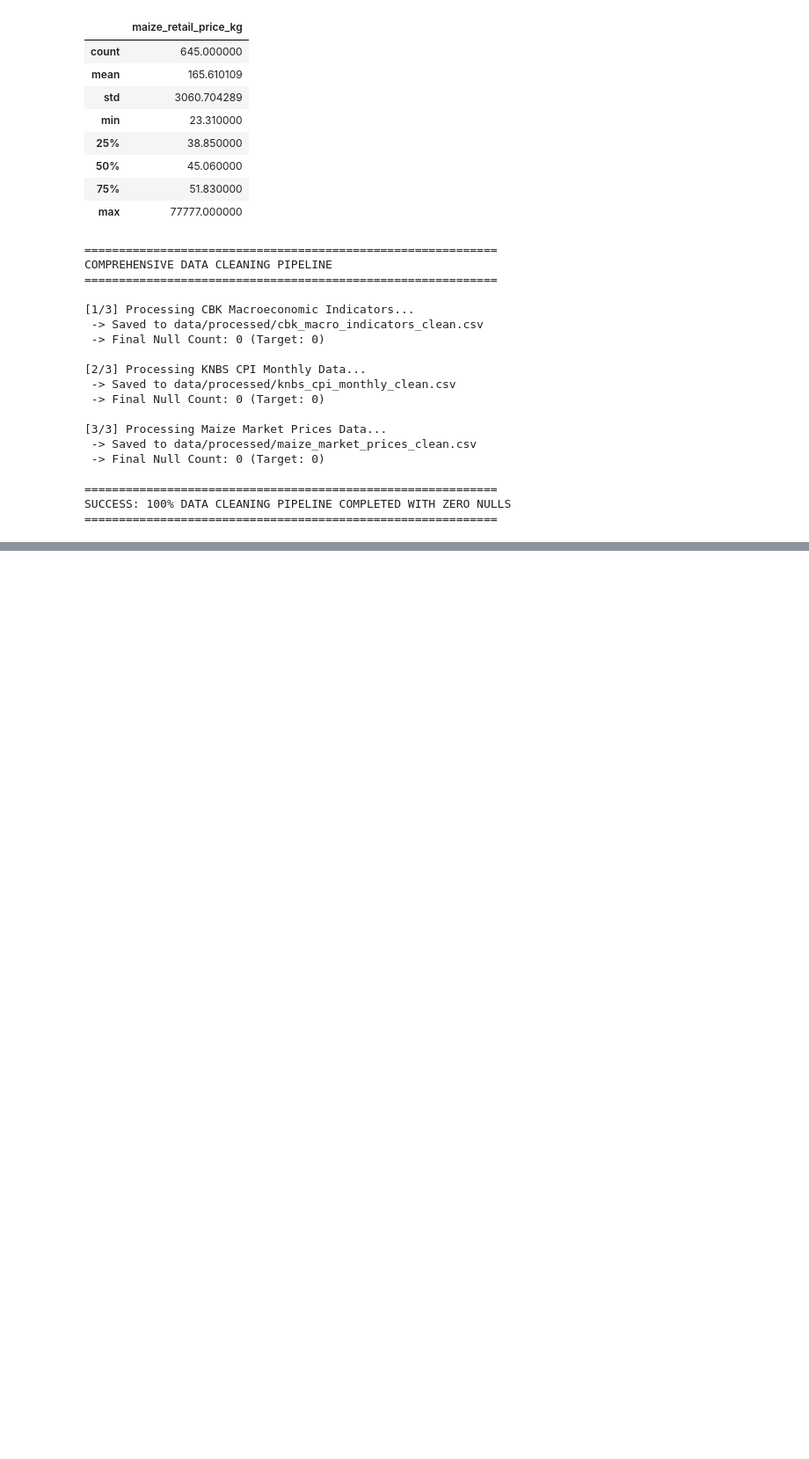
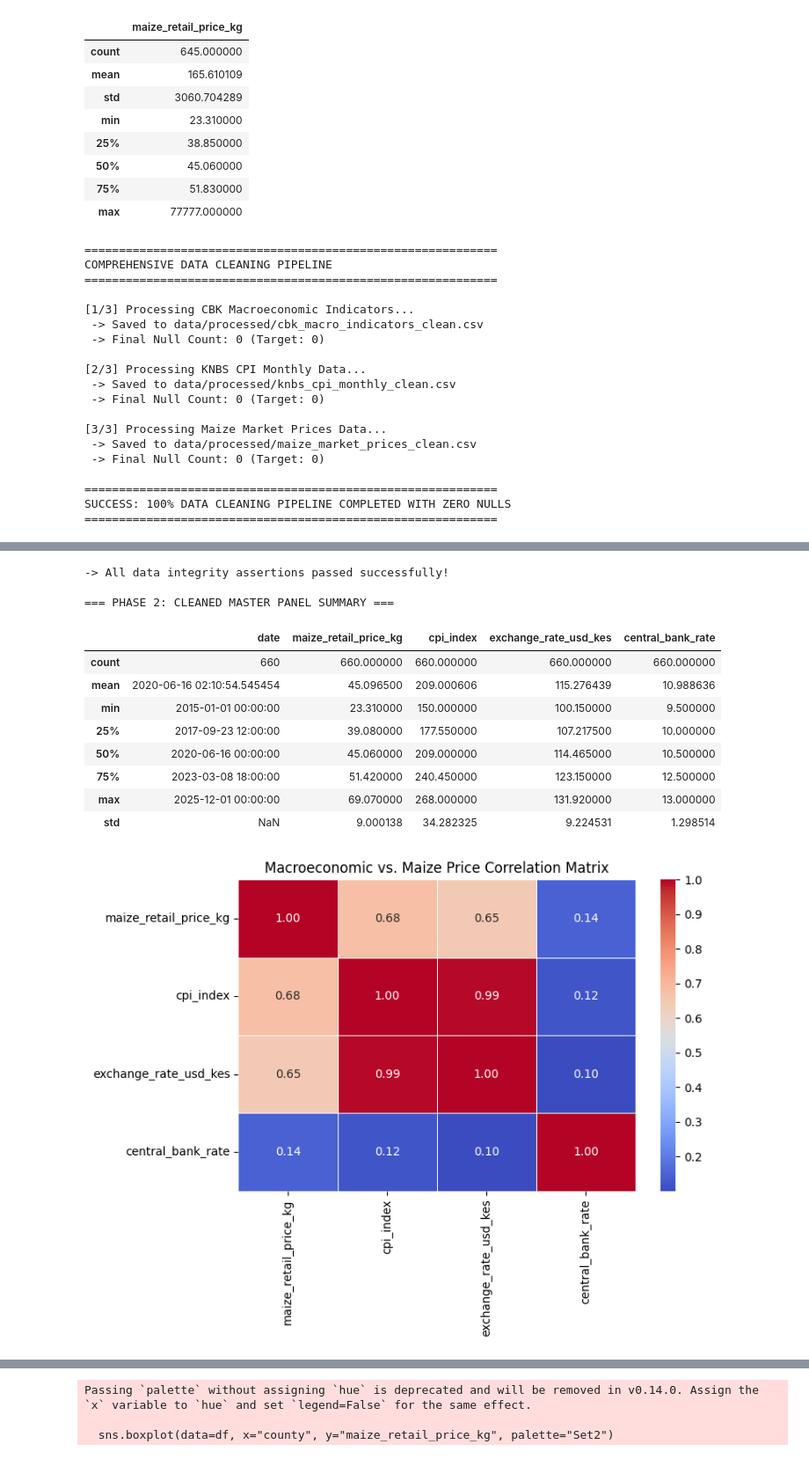
Before and after one commit to steph45acke-hue/KENYA_ECONOMIC_INTELLIGENCE_AND_FORECASTING_ENGINE, a Jupyter notebook: 02_data_cleaning.ipynb, the cells around one changed output, grey strips where cells are left out. Shown at 88% size. Drawn from its saved outputs; the diff is of its cells as text; code cells hidden in the pictures; blank space fills up the shorter version.

Commit message:
Update cleaning script and add output visualization plots 1, 2, and 3

```diff
--- a/02_data_cleaning.ipynb
+++ b/02_data_cleaning.ipynb
@@ -217,0 +242,67 @@ SUCCESS: 100% DATA CLEANING PIPELINE COMPLETED WITH ZERO NULLS
+# %%
+import pandas as pd
+import matplotlib.pyplot as plt
+import seaborn as sns
+
+# Load cleaned master dataset
+df = pd.read_csv("data/processed/kenya_macro_maize_master_cleaned.csv")
+df["date"] = pd.to_datetime(df["date"])
+
+# 0. Pipeline Data Integrity Assertions (Validating before visualization)
+def validate_master_dataset(data):
+    assert not data.empty, "Pipeline error: The dataset is empty!"
+    assert data["date"].notnull().all(), "Validation failed: Null values found in 'date' column."
+    assert data["cpi_index"].dtype in ['float64', 'int64'], "Validation failed: 'cpi_index' must be numeric."
+    assert (data["maize_retail_price_kg"] >= 0).all(), "Validation failed: Negative maize prices detected!"
+    print("-> All data integrity assertions passed successfully!")
+
+validate_master_dataset(df)
+
+# 1. Summary statistics of our cleaned panel data
+print("\n=== PHASE 2: CLEANED MASTER PANEL SUMMARY ===")
+display(df.describe())
+
+# 2. Correlation Matrix to check macroeconomic drivers
+plt.figure(figsize=(8, 6))
+numeric_cols = ["maize_retail_price_kg", "cpi_index", "exchange_rate_usd_kes", "central_bank_rate"]
+corr = df[numeric_cols].corr()
+sns.heatmap(corr, annot=True, cmap="coolwarm", fmt=".2f", linewidths=0.5)
+plt.title("Macroeconomic vs. Maize Price Correlation Matrix")
+plt.tight_layout()
+plt.show()
+
+# 3. Regional Price Trend Check (Mean maize price over time by county)
+plt.figure(figsize=(12, 6))
+sns.lineplot(data=df, x="date", y="maize_retail_price_kg", hue="county", linewidth=2)
+plt.title("Monthly Retail Maize Prices Across Kenyan Counties (2015–2025)")
+plt.xlabel("Date")
+plt.ylabel("Retail Price (KES / kg)")
+plt.legend(title="County")
+plt.grid(True, linestyle="--", alpha=0.6)
+plt.tight_layout()
+plt.show()
+
+# 4. Outlier Inspection (Boxplots by County to check spread and extreme values)
+plt.figure(figsize=(14, 6))
+sns.boxplot(data=df, x="county", y="maize_retail_price_kg", palette="Set2")
+plt.title("Outlier & Price Distribution Inspection Across Counties")
+plt.xlabel("County")
+plt.ylabel("Retail Price (KES / kg)")
+plt.xticks(rotation=45)
+plt.grid(True, linestyle="--", alpha=0.5)
+plt.tight_layout()
+plt.show()
+# %% [output]
+-> All data integrity assertions passed successfully!
+
+=== PHASE 2: CLEANED MASTER PANEL SUMMARY ===
+|  | date | maize_retail_price_kg | cpi_index | exchange_rate_usd_kes | central_bank_rate |
+| count | 660 | 660.000000 | 660.000000 | 660.000000 | 660.000000 |
+| mean | 2020-06-16 02:10:54.545454 | 45.096500 | 209.000606 | 115.276439 | 10.988636 |
+| min | 2015-01-01 00:00:00 | 23.310000 | 150.000000 | 100.150000 | 9.500000 |
+| 25% | 2017-09-23 12:00:00 | 39.080000 | 177.550000 | 107.217500 | 10.000000 |
+| 50% | 2020-06-16 00:00:00 | 45.060000 | 209.000000 | 114.465000 | 10.500000 |
+| 75% | 2023-03-08 18:00:00 | 51.420000 | 240.450000 | 123.150000 | 12.500000 |
+| max | 2025-12-01 00:00:00 | 69.070000 | 268.000000 | 131.920000 | 13.000000 |
+| std | NaN | 9.000138 | 34.282325 | 9.224531 | 1.298514 |
+[figure, added]
@@ -217,0 +310,3 @@ SUCCESS: 100% DATA CLEANING PIPELINE COMPLETED WITH ZERO NULLS
+Passing `palette` without assigning `hue` is deprecated and will be removed in v0.14.0. Assign the `x` variable to `hue` and set `legend=False` for the same effect.
+
+  sns.boxplot(data=df, x="county", y="maize_retail_price_kg", palette="Set2")
```
Also changed, not shown: parts of 2 cells of this notebook, 3 other files.
